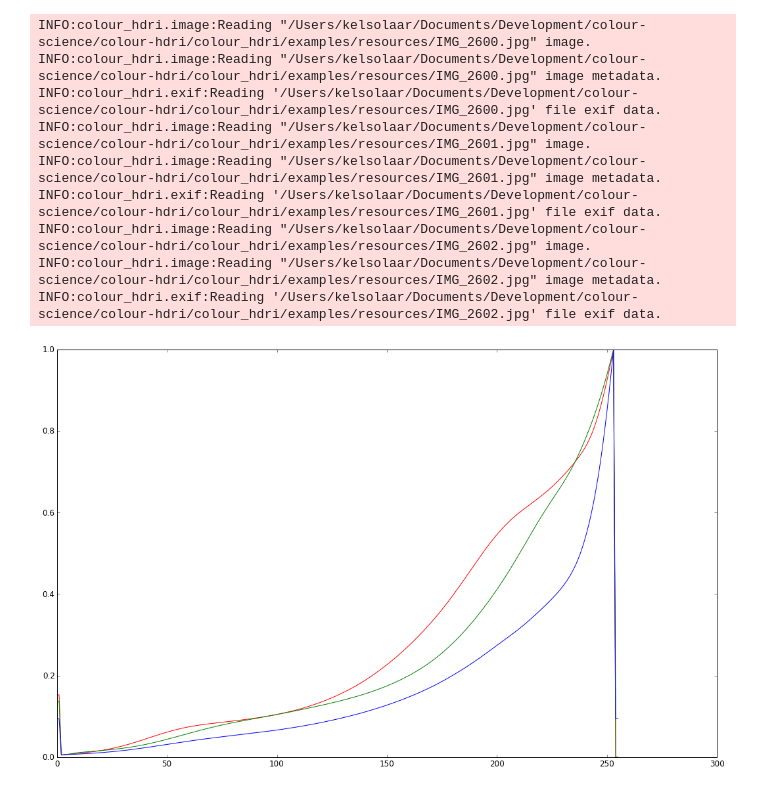
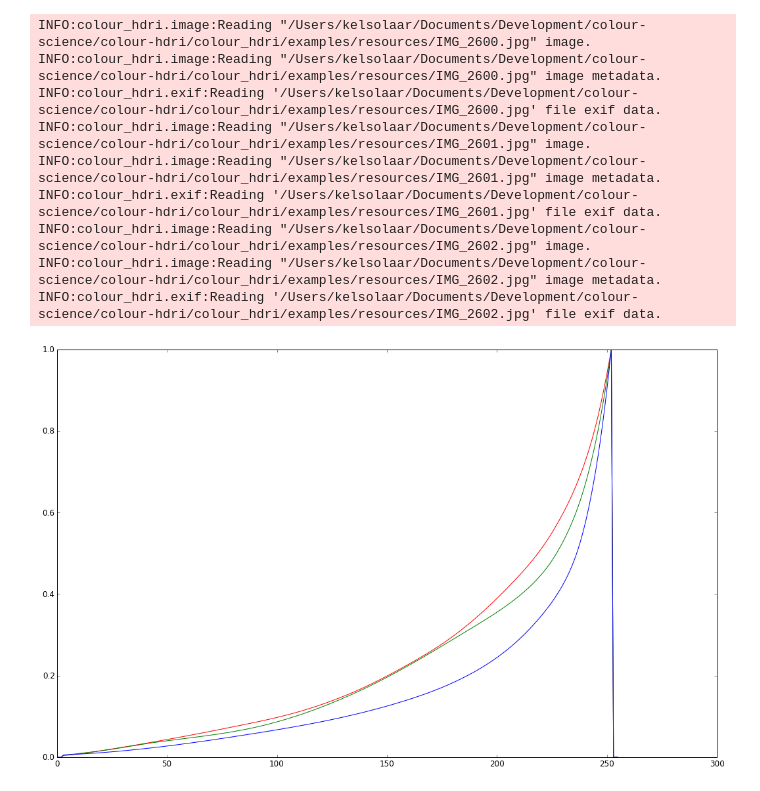
Before and after one commit to colour-science/colour-hdri, a Jupyter notebook: colour_hdri/examples/examples_merge_from_jpg_files.ipynb, the cells around one changed output. Cells and saved outputs as stored; diff of their text form; code cells hidden in the pictures.

Commit message:
Handle outliers in camera response functions.

```diff
--- a/colour_hdri/examples/examples_merge_from_jpg_files.ipynb
+++ b/colour_hdri/examples/examples_merge_from_jpg_files.ipynb
@@ -24,33 +25,32 @@ JPG_FILES = glob.glob('{0}/*.jpg'.format(RESOURCES_DIRECTORY))
 # %%
 def camera_response_functions(jpg_files):
     image_stack = ImageStack()
     for jpg_file in jpg_files:
         image = Image(jpg_file)
         image.read_data()
         image.read_metadata()
         image_stack.append(image)
 
     crfs = camera_response_function_Debevec1997(image_stack)
-    crfs /= np.max(crfs, axis=0)
 
     return crfs
 
 
-CRFS = camera_response_functions(JPG_FILES)
+CRFS = camera_response_functions(JPG_FILES[2:5])
 
 pylab.plot(CRFS)
 pylab.show()
 # %% [output]
 INFO:colour_hdri.image:Reading "/Users/kelsolaar/Documents/Development/colour-science/colour-hdri/colour_hdri/examples/resources/IMG_2600.jpg" image.
 INFO:colour_hdri.image:Reading "/Users/kelsolaar/Documents/Development/colour-science/colour-hdri/colour_hdri/examples/resources/IMG_2600.jpg" image metadata.
 INFO:colour_hdri.exif:Reading '/Users/kelsolaar/Documents/Development/colour-science/colour-hdri/colour_hdri/examples/resources/IMG_2600.jpg' file exif data.
 INFO:colour_hdri.image:Reading "/Users/kelsolaar/Documents/Development/colour-science/colour-hdri/colour_hdri/examples/resources/IMG_2601.jpg" image.
 INFO:colour_hdri.image:Reading "/Users/kelsolaar/Documents/Development/colour-science/colour-hdri/colour_hdri/examples/resources/IMG_2601.jpg" image metadata.
 INFO:colour_hdri.exif:Reading '/Users/kelsolaar/Documents/Development/colour-science/colour-hdri/colour_hdri/examples/resources/IMG_2601.jpg' file exif data.
 INFO:colour_hdri.image:Reading "/Users/kelsolaar/Documents/Development/colour-science/colour-hdri/colour_hdri/examples/resources/IMG_2602.jpg" image.
 INFO:colour_hdri.image:Reading "/Users/kelsolaar/Documents/Development/colour-science/colour-hdri/colour_hdri/examples/resources/IMG_2602.jpg" image metadata.
 INFO:colour_hdri.exif:Reading '/Users/kelsolaar/Documents/Development/colour-science/colour-hdri/colour_hdri/examples/resources/IMG_2602.jpg' file exif data.
-[figure, old version]
+[figure, new version]
 # %%
 def example_merge_from_jpg_files(
         jpg_files,
```
Also changed, not shown: parts of 3 cells of this notebook, 4 other files.
